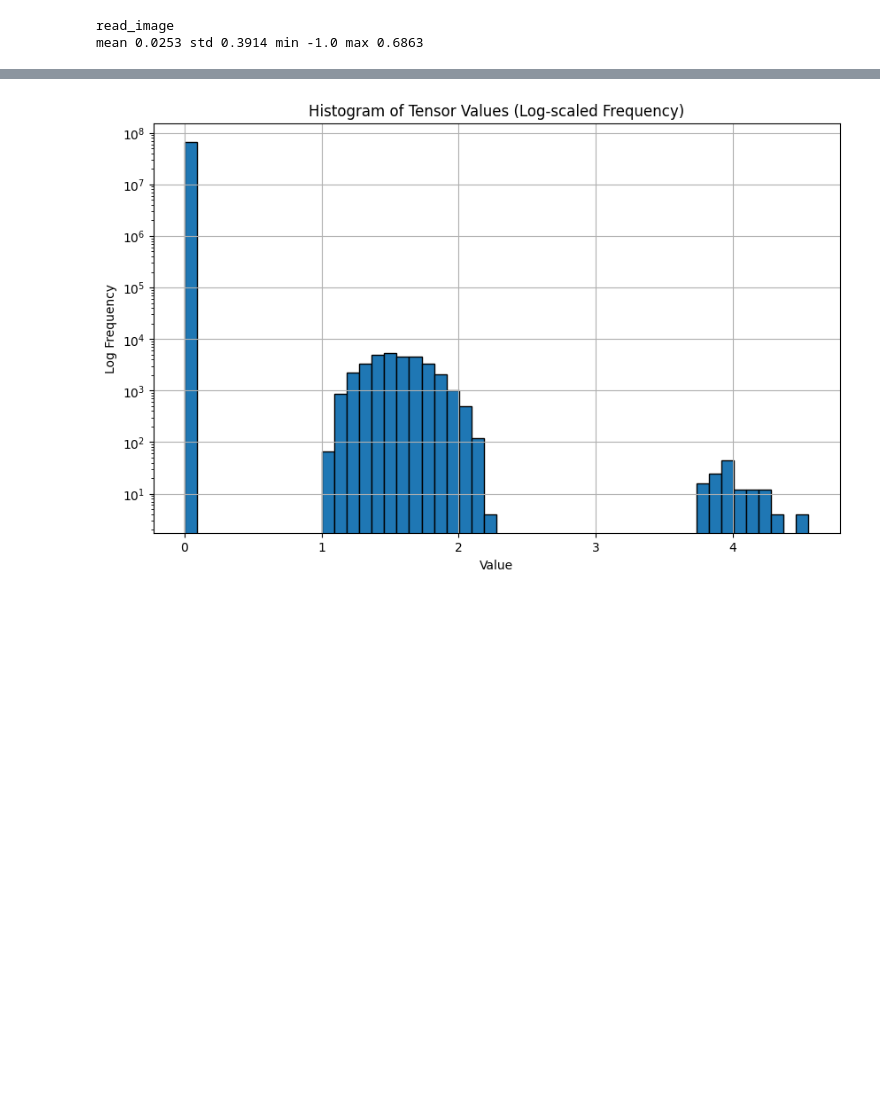
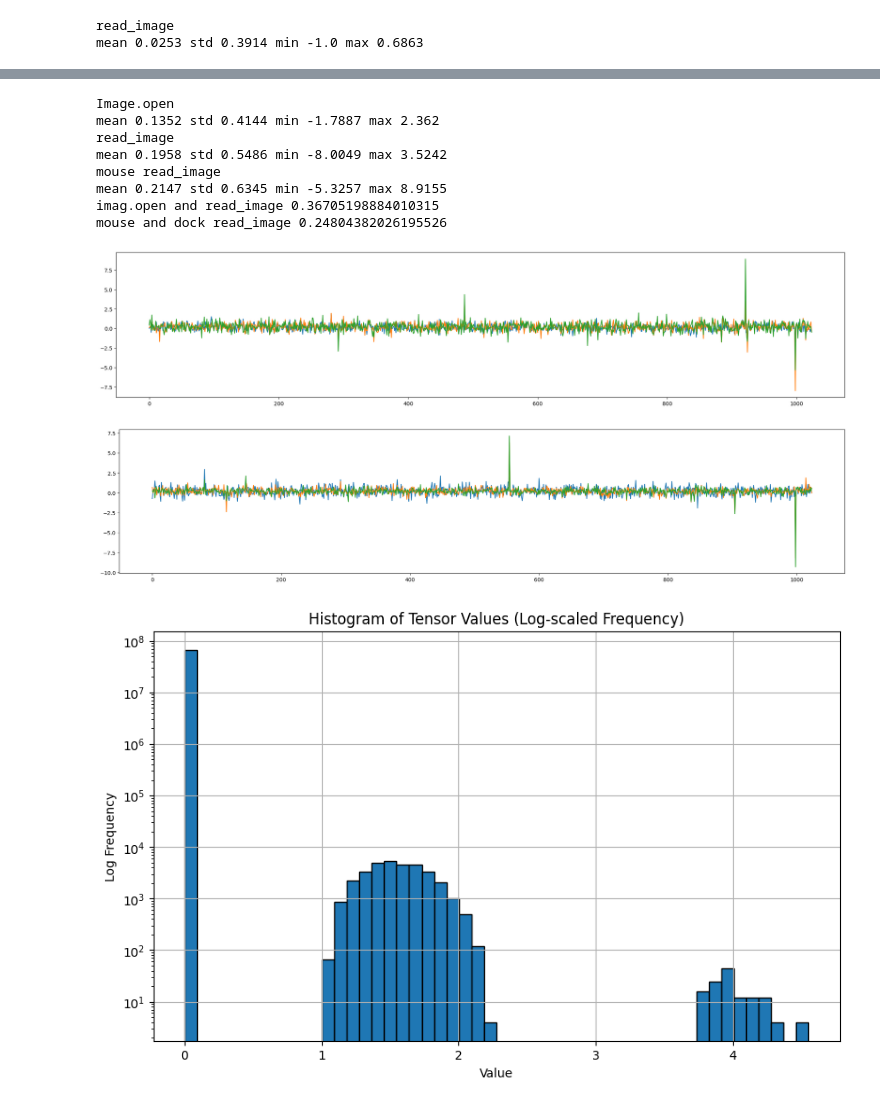
Before and after one commit to Lewington-pitsos/vitsae, a Jupyter notebook: scripts/pad.ipynb, the cells around one changed output, grey strips where cells are left out. Drawn from its saved outputs; the diff is of its cells as text; code cells hidden in the pictures; blank space fills up the shorter version.

```diff
--- a/scripts/pad.ipynb
+++ b/scripts/pad.ipynb
@@ -75,3 +134,48 @@ print_stats(o2[0])
+# %%
+location = (20, 'resid')
+print('Image.open')
+print_stats(o1[location][0, 1])
+print('read_image')
+print_stats(o2[location][0, 1])
+print('mouse read_image')
+print_stats(o3[location][0, 1])
+
+cos = torch.nn.functional.cosine_similarity(o1[location], o2[location], dim=-1)
+print('imag.open and read_image', cos.mean().item())
+cos = torch.nn.functional.cosine_similarity(o2[location], o3[location], dim=-1)
+print('mouse and dock read_image', cos.mean().item())
+
+plt.figure(figsize=(25, 5))
+
+plt.plot(o1[location][0, 1].cpu().detach().numpy())
+plt.plot(o2[location][0, 1].cpu().detach().numpy())
+plt.plot(o3[location][0, 1].cpu().detach().numpy())
+
+
+plt.show()
+
+
+plt.figure(figsize=(25, 5))
+
+plt.plot(o1[location][0, 0].cpu().detach().numpy())
+plt.plot(o2[location][0, 0].cpu().detach().numpy())
+plt.plot(o3[location][0, 0].cpu().detach().numpy())
+
+
+plt.show()
+
+# show cosine similarity between o1[location] and o2[location]
+# %% [output]
+Image.open
+mean 0.1352 std 0.4144 min -1.7887 max 2.362
+read_image
+mean 0.1958 std 0.5486 min -8.0049 max 3.5242
+mouse read_image
+mean 0.2147 std 0.6345 min -5.3257 max 8.9155
+imag.open and read_image 0.36705198884010315
+mouse and dock read_image 0.24804382026195526
+[figure, added]
+[figure, added]
 # %%
 import json
 import matplotlib.pyplot as plt
```
Also changed, not shown: parts of 10 cells of this notebook, 6 other files.
